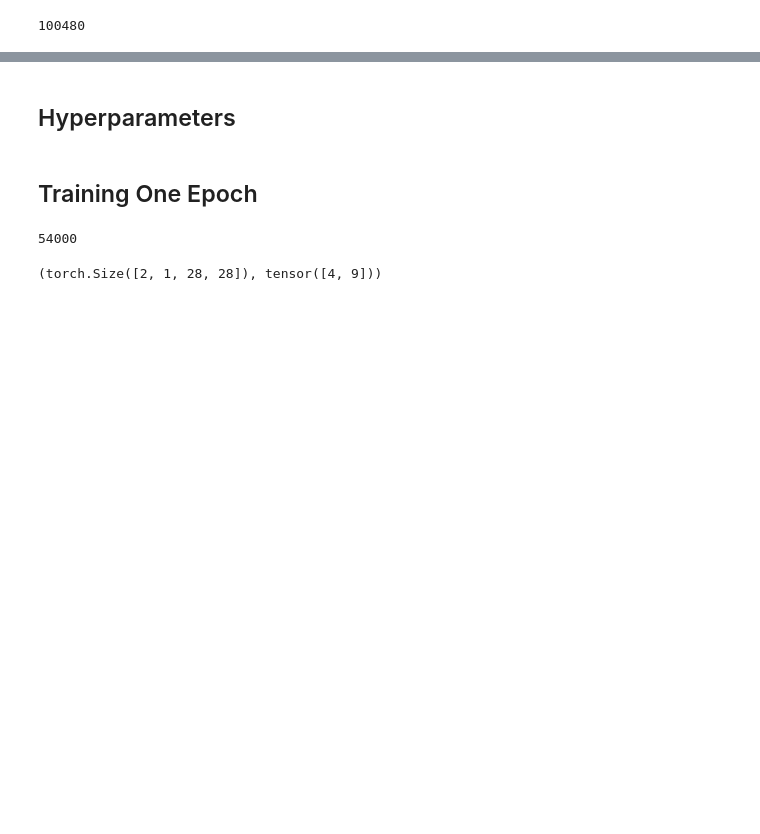
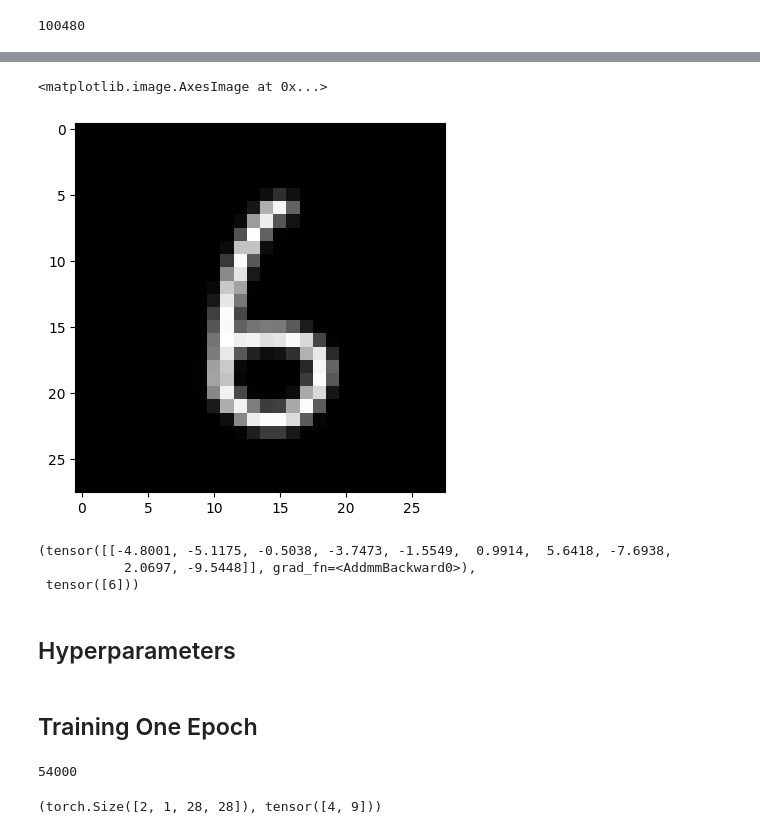
Before and after one commit to gouherdanish/mnist_classification, a Jupyter notebook: poc.ipynb, the cells around one changed output, grey strips where cells are left out. Drawn from its saved outputs; the diff is of its cells as text; code cells hidden in the pictures; blank space fills up the shorter version.

```diff
--- a/poc.ipynb
+++ b/poc.ipynb
@@ -256,0 +307,12 @@ Estimated Total Size (MB): 0.42
+# %%
+class InvertIntensity:
+    def __call__(self, image):
+        # Assuming the image is a PyTorch tensor with values in the range [0, 1]
+        return 1 - image
+
+transform = torchvision.transforms.Compose([
+    torchvision.transforms.Resize((28, 28)),
+    torchvision.transforms.ToTensor(),
+    InvertIntensity(),
+    torchvision.transforms.Normalize((0.5), (0.5))
+])
@@ -256,0 +326,4 @@ Estimated Total Size (MB): 0.42
+# %%
+
+img = transform(img)
+img
@@ -257,3 +348,15 @@ Estimated Total Size (MB): 0.42
+# %%
+plt.imshow(img.squeeze().numpy(),cmap='gray')
+# %% [output]
+<matplotlib.image.AxesImage at 0x...>
+[figure, added]
+# %%
+out = model(img)
+out, out.argmax(1)
+# %% [output]
+(tensor([[-4.8001, -5.1175, -0.5038, -3.7473, -1.5549,  0.9914,  5.6418, -7.6938,
+           2.0697, -9.5448]], grad_fn=<AddmmBackward0>),
+ tensor([6]))
 # %% [markdown]
 ## Hyperparameters
 # %%
```
Also changed, not shown: parts of 14 cells of this notebook.
